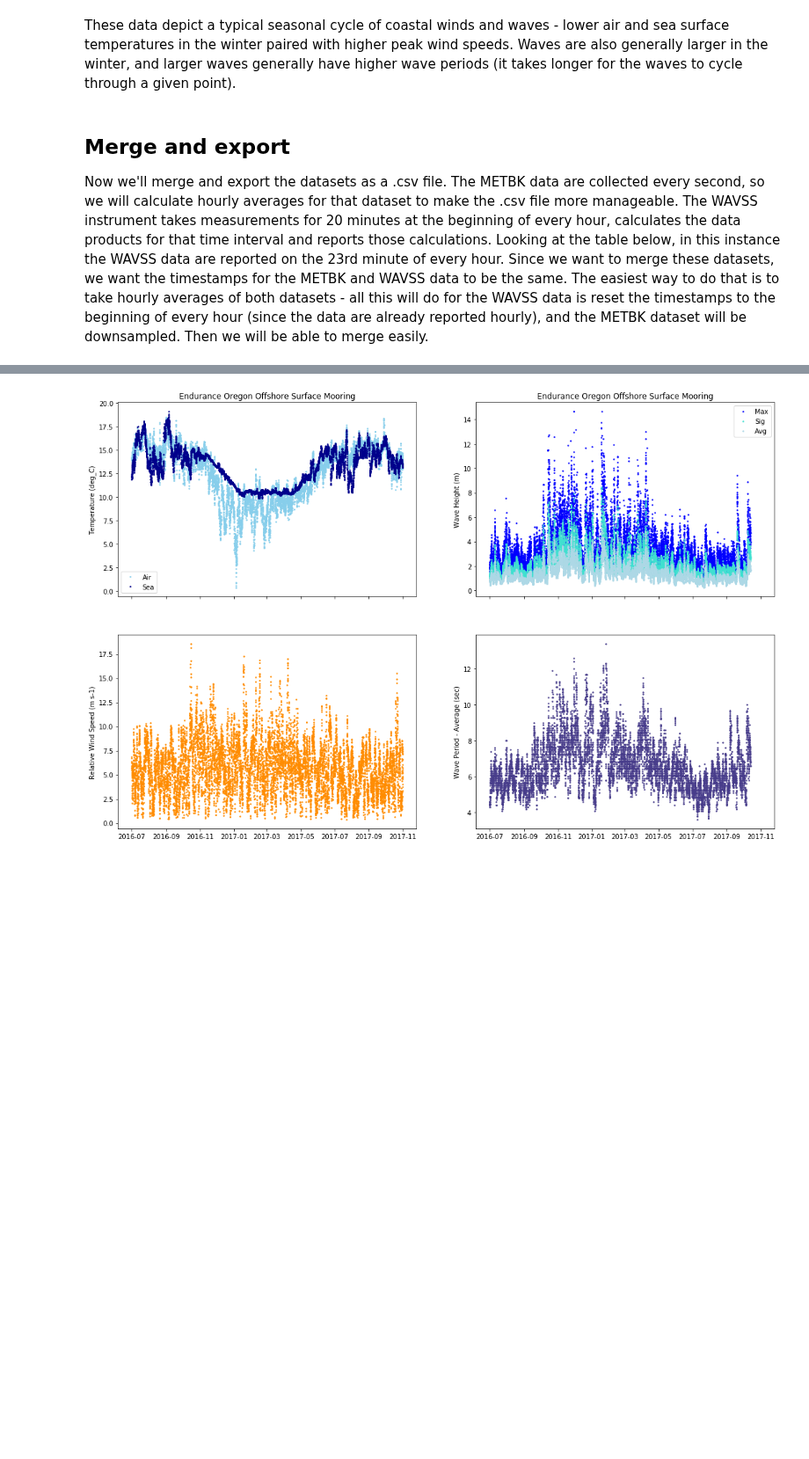
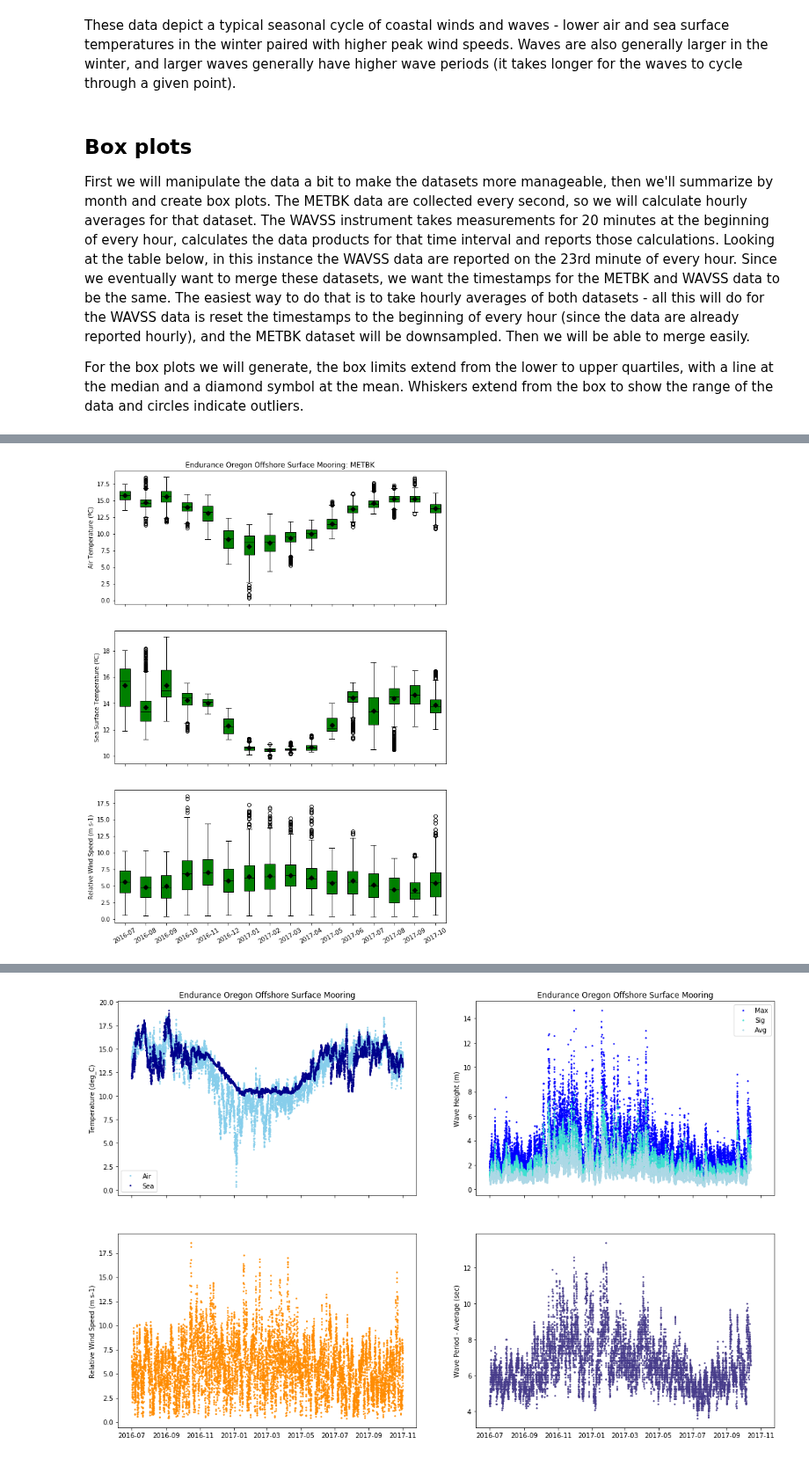
Before and after one commit to ooi-data-lab/nugget-notebooks, a Jupyter notebook: extras/E03_Endurance_met_waves_seasonal_cycle.ipynb, the cells around one changed output, grey strips where cells are left out. Shown at 88% size. Drawn from its saved outputs; the diff is of its cells as text; code cells hidden in the pictures; blank space fills up the shorter version.

Commit message:
added boxplots

```diff
--- a/extras/E03_Endurance_met_waves_seasonal_cycle.ipynb
+++ b/extras/E03_Endurance_met_waves_seasonal_cycle.ipynb
@@ -210,8 +210,11 @@ ax4.set_ylabel('Wave Period - Average ({})'.format(WAVSS_units['mean_wave_period
 # %% [markdown]
 These data depict a typical seasonal cycle of coastal winds and waves - lower air and sea surface temperatures in the winter paired with higher peak wind speeds. Waves are also generally larger in the winter, and larger waves generally have higher wave periods (it takes longer for the waves to cycle through a given point).
 # %% [markdown]
-## Merge and export
-Now we'll merge and export the datasets as a .csv file. The METBK data are collected every second, so we will calculate hourly averages for that dataset to make the .csv file more manageable. The WAVSS instrument takes measurements for 20 minutes at the beginning of every hour, calculates the data products for that time interval and reports those calculations. Looking at the table below, in this instance the WAVSS data are reported on the 23rd minute of every hour. Since we want to merge these datasets, we want the timestamps for the METBK and WAVSS data to be the same. The easiest way to do that is to take hourly averages of both datasets - all this will do for the WAVSS data is reset the timestamps to the beginning of every hour (since the data are already reported hourly), and the METBK dataset will be downsampled. Then we will be able to merge easily.
+## Box plots
+
+First we will manipulate the data a bit to make the datasets more manageable, then we'll summarize by month and create box plots. The METBK data are collected every second, so we will calculate hourly averages for that dataset. The WAVSS instrument takes measurements for 20 minutes at the beginning of every hour, calculates the data products for that time interval and reports those calculations. Looking at the table below, in this instance the WAVSS data are reported on the 23rd minute of every hour. Since we eventually want to merge these datasets, we want the timestamps for the METBK and WAVSS data to be the same. The easiest way to do that is to take hourly averages of both datasets - all this will do for the WAVSS data is reset the timestamps to the beginning of every hour (since the data are already reported hourly), and the METBK dataset will be downsampled. Then we will be able to merge easily.
+
+For the box plots we will generate, the box limits extend from the lower to upper quartiles, with a line at the median and a diamond symbol at the mean. Whiskers extend from the box to show the range of the data and circles indicate outliers.
 # %%
 WAVSS_data.head()
 # %% [output]
@@ -223,0 +246,25 @@ WAVSS_data.head()
+# %%
+fig, (ax1, ax2, ax3) = plt.subplots(3, 1, sharex=True, figsize=(10, 14))
+
+# customize the boxplot elements
+medianprops = dict(color='black')
+meanpointprops = dict(marker='D', markeredgecolor='black', markerfacecolor='black')
+boxprops = dict(facecolor='green')
+
+ax1.boxplot(bplot_airtemp, labels=years_months, patch_artist=True, showmeans=True, medianprops=medianprops,
+            meanprops=meanpointprops, boxprops=boxprops)
+
+ax2.boxplot(bplot_watertemp, labels=years_months, patch_artist=True, showmeans=True, medianprops=medianprops,
+            meanprops=meanpointprops, boxprops=boxprops)
+
+ax3.boxplot(bplot_ws, labels=years_months, patch_artist=True, showmeans=True, medianprops=medianprops,
+            meanprops=meanpointprops, boxprops=boxprops)
+
+ax1.set_ylabel('Air Temperature ({})'.format(METBK_units['air_temperature'][0]))
+ax2.set_ylabel('Sea Surface Temperature ({})'.format(METBK_units['sea_surface_temperature'][0]))
+ax3.set_ylabel('Relative Wind Speed ({})'.format(METBK_units['met_relwind_speed'][0]))
+ax1.set_title('Endurance Oregon Offshore Surface Mooring: METBK')
+
+plt.xticks(rotation=30);
+# %% [output]
+[figure, added]
```
Also changed, not shown: parts of 8 cells of this notebook.
